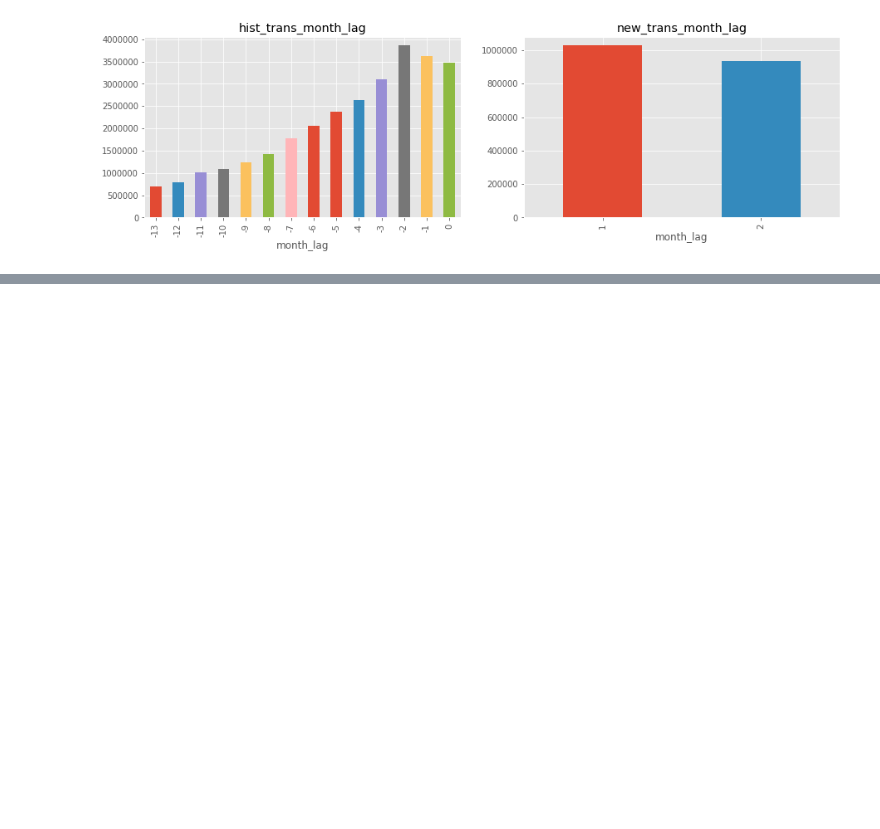
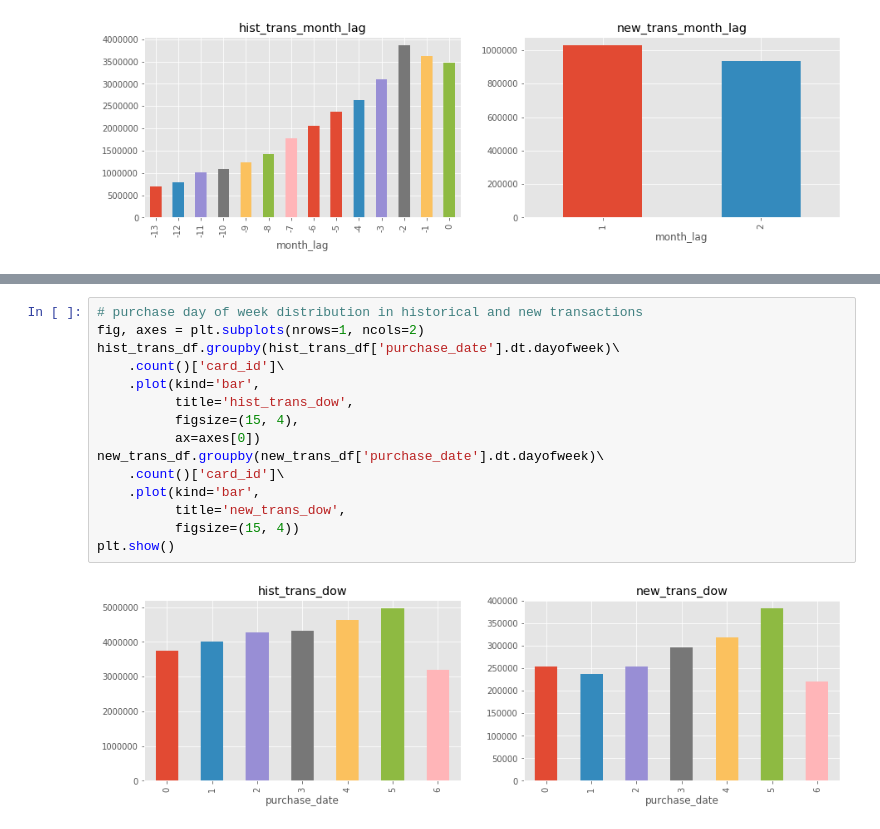
Before and after one commit to freestander/kaggle-elo-recommendation, a Jupyter notebook: notebook/kaggle_elo_recommendation_eda.ipynb, the cells around one changed output, grey strips where cells are left out. Drawn from its saved outputs; the diff is of its cells as text; blank space fills up the shorter version.

```diff
--- a/notebook/kaggle_elo_recommendation_eda.ipynb
+++ b/notebook/kaggle_elo_recommendation_eda.ipynb
@@ -570,0 +633,17 @@ for feature in features:
+# %%
+# purchase day of week distribution in historical and new transactions
+fig, axes = plt.subplots(nrows=1, ncols=2)
+hist_trans_df.groupby(hist_trans_df['purchase_date'].dt.dayofweek)\
+    .count()['card_id']\
+    .plot(kind='bar',
+          title='hist_trans_dow',
+          figsize=(15, 4),
+          ax=axes[0])
+new_trans_df.groupby(new_trans_df['purchase_date'].dt.dayofweek)\
+    .count()['card_id']\
+    .plot(kind='bar',
+          title='new_trans_dow',
+          figsize=(15, 4))
+plt.show()
+# %% [output]
+[figure, added]
```
Also changed, not shown: parts of 8 cells of this notebook.
